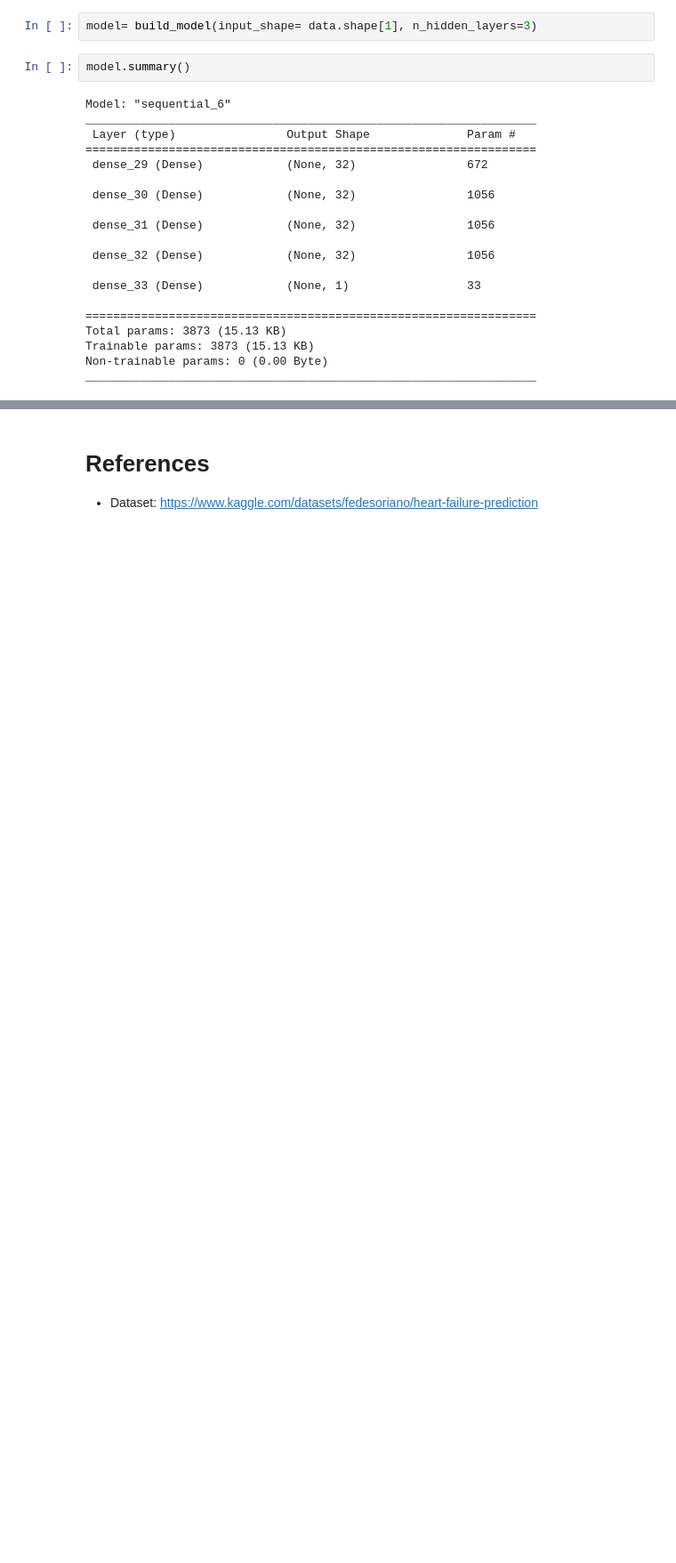
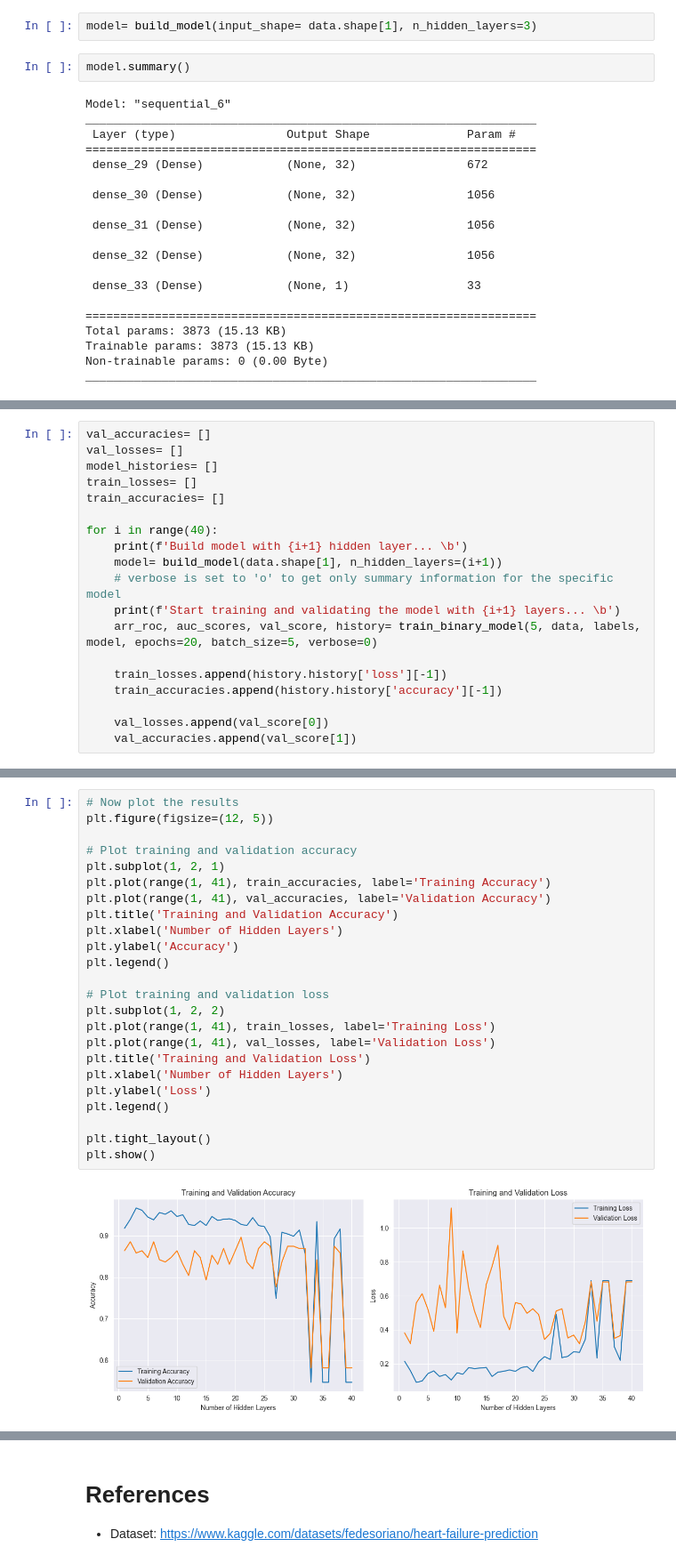
Before and after one commit to quantum-insights/DSM150_NN, a Jupyter notebook: cw1/cw1.ipynb, the cells around one changed output, grey strips where cells are left out. Shown at 89% size. Saved outputs shown, nothing was run; the diff lists cells and outputs as text; blank space fills up the shorter version.

Commit message:
Jupyter Notebook: - evaluation hiddenlayer - evaluation bigger layers

```diff
--- a/cw1/cw1.ipynb
+++ b/cw1/cw1.ipynb
@@ -581,0 +643,19 @@ Average AUC: 0.9053137807057073
+# %%
+val_accuracies= []
+val_losses= []
+model_histories= []
+train_losses= []
+train_accuracies= []
+
+for i in range(40):
+    print(f'Build model with {i+1} hidden layer... \b')
+    model= build_model(data.shape[1], n_hidden_layers=(i+1))
+    # verbose is set to 'o' to get only summary information for the specific model
+    print(f'Start training and validating the model with {i+1} layers... \b')
+    arr_roc, auc_scores, val_score, history= train_binary_model(5, data, labels, model, epochs=20, batch_size=5, verbose=0)
+
+    train_losses.append(history.history['loss'][-1])
+    train_accuracies.append(history.history['accuracy'][-1])
+
+    val_losses.append(val_score[0])
+    val_accuracies.append(val_score[1])
@@ -581,0 +680,26 @@ Average AUC: 0.9053137807057073
+# %%
+# Now plot the results
+plt.figure(figsize=(12, 5))
+
+# Plot training and validation accuracy
+plt.subplot(1, 2, 1)
+plt.plot(range(1, 41), train_accuracies, label='Training Accuracy')
+plt.plot(range(1, 41), val_accuracies, label='Validation Accuracy')
+plt.title('Training and Validation Accuracy')
+plt.xlabel('Number of Hidden Layers')
+plt.ylabel('Accuracy')
+plt.legend()
+
+# Plot training and validation loss
+plt.subplot(1, 2, 2)
+plt.plot(range(1, 41), train_losses, label='Training Loss')
+plt.plot(range(1, 41), val_losses, label='Validation Loss')
+plt.title('Training and Validation Loss')
+plt.xlabel('Number of Hidden Layers')
+plt.ylabel('Loss')
+plt.legend()
+
+plt.tight_layout()
+plt.show()
+# %% [output]
+[figure, added]
```
Also changed, not shown: parts of 13 cells of this notebook.
